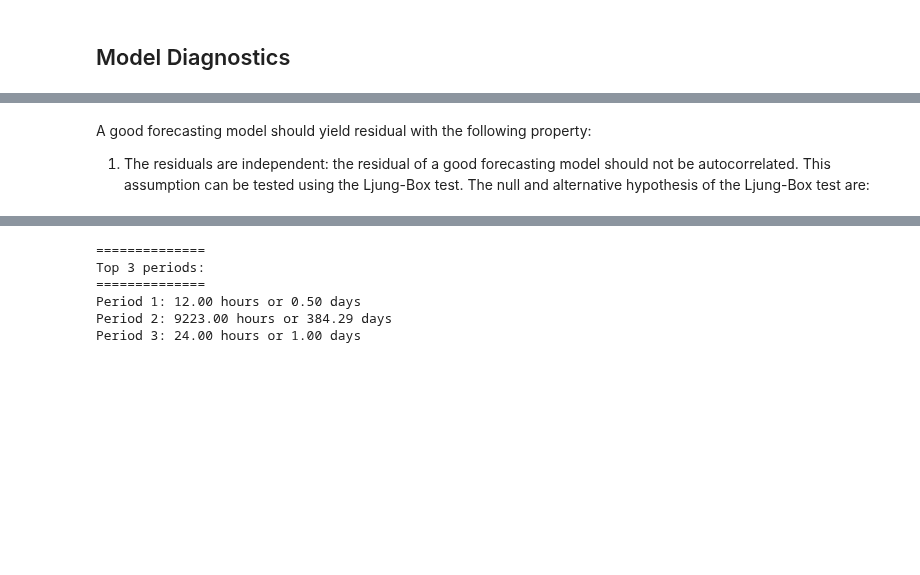
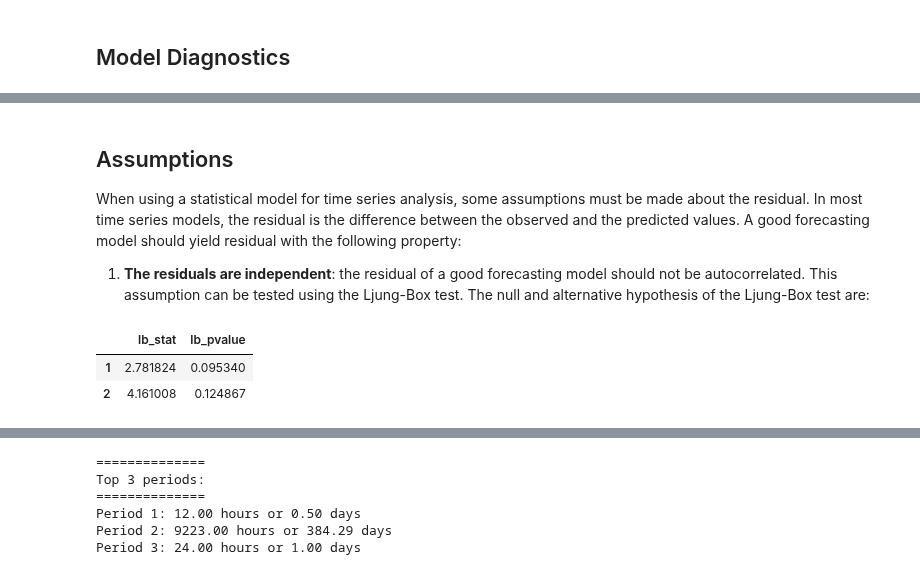
Before and after one commit to Ibrahim-Ola/time-series-python, a Jupyter notebook: SARIMA.ipynb, the cells around one changed output, grey strips where cells are left out. Cells and saved outputs as stored; diff of their text form; code cells hidden in the pictures; blank space fills up the shorter version.

```diff
--- a/SARIMA.ipynb
+++ b/SARIMA.ipynb
@@ -337,7 +349,15 @@ final_model.plot_diagnostics(figsize=(13, 10));
 # %% [markdown]
-A good forecasting model should yield residual with the following property:
+## Assumptions
 
-1. The residuals are independent: the residual of a good forecasting model should not be autocorrelated. This assumption can be tested using the Ljung-Box test. The null and alternative hypothesis of the Ljung-Box test are:
+When using a statistical model for time series analysis, some assumptions must be made about the residual. In most time series models, the residual is the difference between the observed and the predicted values.  A good forecasting model should yield residual with the following property:
+
+1. **The residuals are independent**: the residual of a good forecasting model should not be autocorrelated. This assumption can be tested using the Ljung-Box test. The null and alternative hypothesis of the Ljung-Box test are:
+# %%
+acorr_ljungbox(final_model.resid, lags=2, return_df=True)
+# %% [output]
+|  | lb_stat | lb_pvalue |
+| 1 | 2.781824 | 0.095340 |
+| 2 | 4.161008 | 0.124867 |
 # %%
 # Apply Box-Cox Transformation
 transformed_target, lambda_value = stats.boxcox(target)
```
Also changed, not shown: parts of 9 cells of this notebook.
